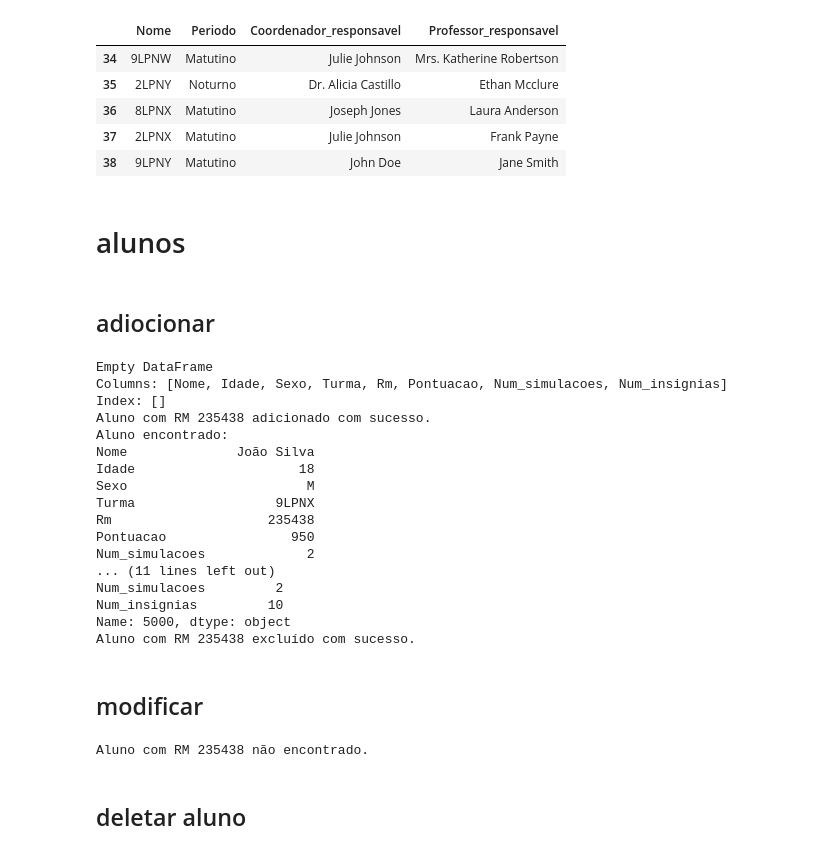
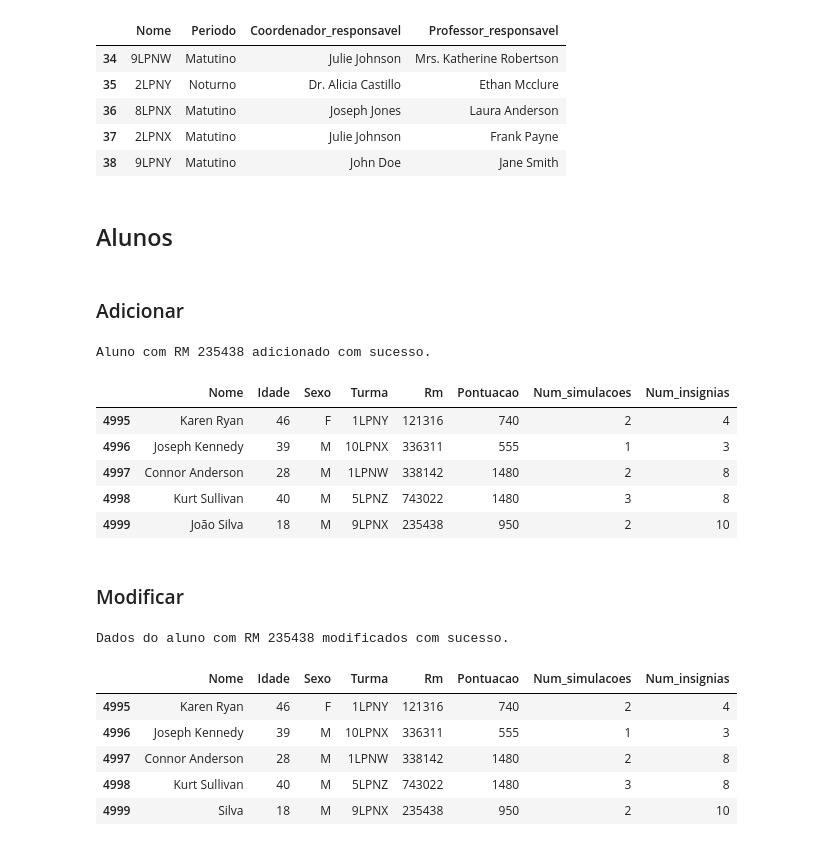
Before and after one commit to daviguerra05/Sprint03_Dynamic_Programming, a Jupyter notebook: Sprint03.ipynb, the cells around one changed output. Cells and saved outputs as stored; diff of their text form; code cells hidden in the pictures.

```diff
--- a/Sprint03.ipynb
+++ b/Sprint03.ipynb
@@ -459,34 +442,30 @@ Turma com Nome 4LPNY excluído com sucesso.
 | 37 | 2LPNX | Matutino | Julie Johnson | Frank Payne |
 | 38 | 9LPNY | Matutino | John Doe | Jane Smith |
 # %% [markdown]
-# alunos
+## Alunos
 # %% [markdown]
-## adiocionar
+### Adicionar
 # %%
 alunos.add_student('João Silva', 18, 'M', '9LPNX', 235438, 950, 2, 10)
+alunos.df.tail()
 # %% [output]
-Empty DataFrame
-Columns: [Nome, Idade, Sexo, Turma, Rm, Pontuacao, Num_simulacoes, Num_insignias]
-Index: []
 Aluno com RM 235438 adicionado com sucesso.
-Aluno encontrado:
-Nome              João Silva
-Idade                     18
-Sexo                       M
-Turma                  9LPNX
-Rm                    235438
-Pontuacao                950
-Num_simulacoes             2
-... (11 lines left out)
-Num_simulacoes         2
-Num_insignias         10
-Name: 5000, dtype: object
-Aluno com RM 235438 excluído com sucesso.
+|  | Nome | Idade | Sexo | Turma | Rm | Pontuacao | Num_simulacoes | Num_insignias |
+| 4995 | Karen Ryan | 46 | F | 1LPNY | 121316 | 740 | 2 | 4 |
+| 4996 | Joseph Kennedy | 39 | M | 10LPNX | 336311 | 555 | 1 | 3 |
+| 4997 | Connor Anderson | 28 | M | 1LPNW | 338142 | 1480 | 2 | 8 |
+| 4998 | Kurt Sullivan | 40 | M | 5LPNZ | 743022 | 1480 | 3 | 8 |
+| 4999 | João Silva | 18 | M | 9LPNX | 235438 | 950 | 2 | 10 |
 # %% [markdown]
-## modificar
+### Modificar
 # %%
 alunos.modify_student_by_rm(235438,"Silva",18)
+alunos.df.tail()
 # %% [output]
-Aluno com RM 235438 não encontrado.
+Dados do aluno com RM 235438 modificados com sucesso.
+|  | Nome | Idade | Sexo | Turma | Rm | Pontuacao | Num_simulacoes | Num_insignias |
+| 4995 | Karen Ryan | 46 | F | 1LPNY | 121316 | 740 | 2 | 4 |
+| 4996 | Joseph Kennedy | 39 | M | 10LPNX | 336311 | 555 | 1 | 3 |
+| 4997 | Connor Anderson | 28 | M | 1LPNW | 338142 | 1480 | 2 | 8 |
+| 4998 | Kurt Sullivan | 40 | M | 5LPNZ | 743022 | 1480 | 3 | 8 |
+| 4999 | Silva | 18 | M | 9LPNX | 235438 | 950 | 2 | 10 |
-# %% [markdown]
-## deletar aluno
```
Also changed, not shown: parts of 25 cells of this notebook, 3 other files.
